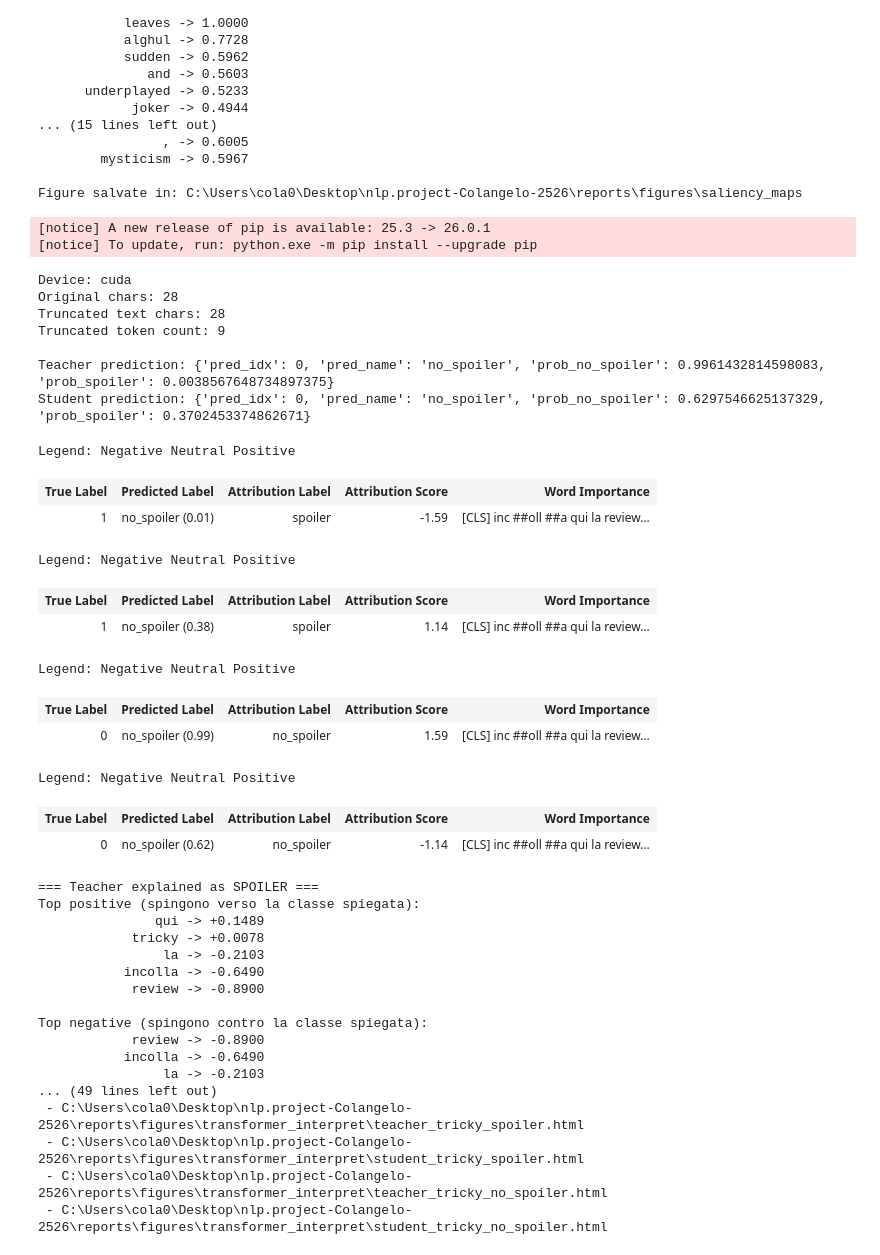
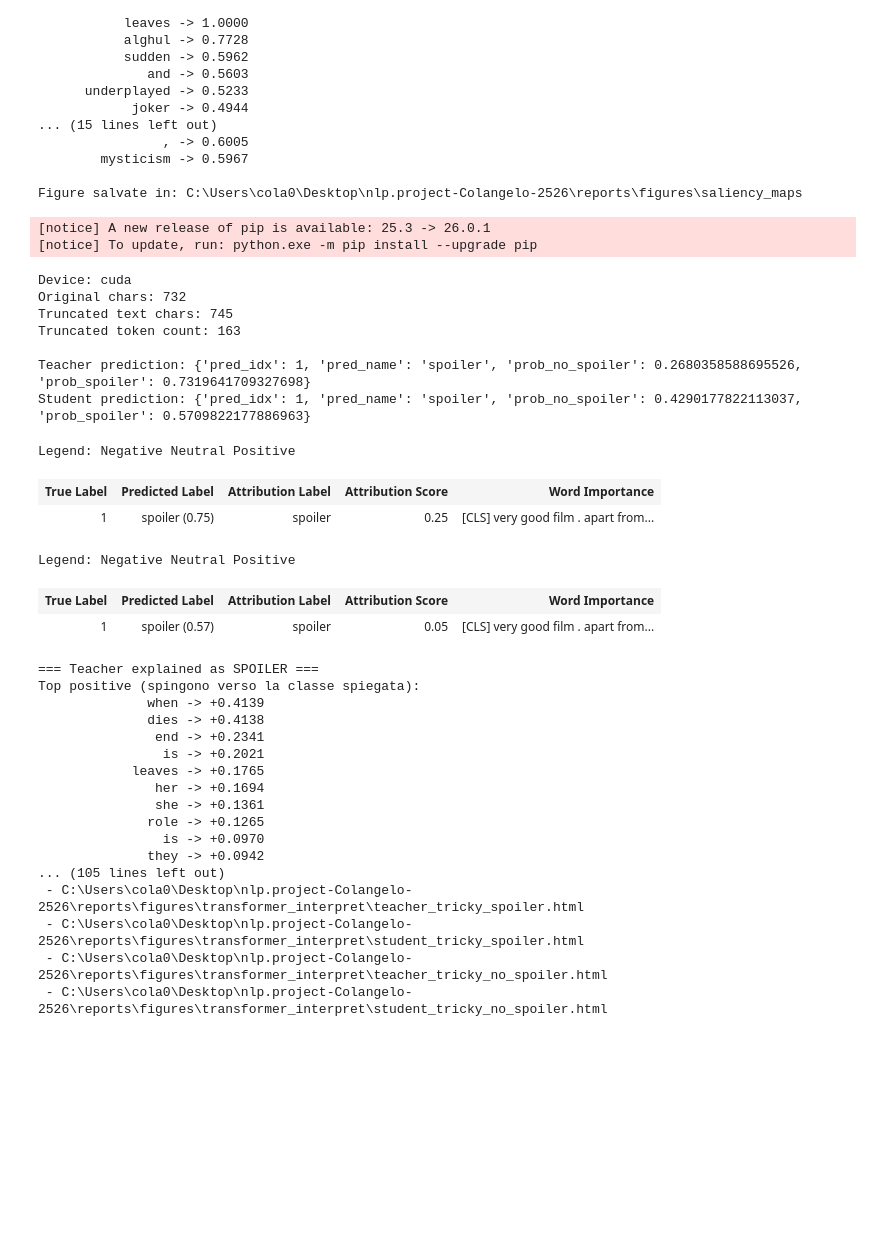
Before and after one commit to MarcoColan01/nlp.project-Colangelo-2526, a Jupyter notebook: notebooks/7_saliency_maps.ipynb, the cells around one changed output. Cells and saved outputs as stored; diff of their text form; code cells hidden in the pictures; blank space fills up the shorter version.

Commit message:
Writing report

```diff
--- a/notebooks/7_saliency_maps.ipynb
+++ b/notebooks/7_saliency_maps.ipynb
@@ -766,22 +766,7 @@ student_exp = explain_text(
     html_name="student_tricky_spoiler.html",
 )
 
-# opzionale: spiega anche la classe opposta, utile se la review tricky è in realtà no-spoiler
-teacher_exp_no = explain_text(
-    teacher,
-    tokenizer,
-    TRICKY_TEXT_TRUNC,
-    class_name="no_spoiler",
-    html_name="teacher_tricky_no_spoiler.html",
-)
 
-student_exp_no = explain_text(
-    student,
-    tokenizer,
-    TRICKY_TEXT_TRUNC,
-    class_name="no_spoiler",
-    html_name="student_tricky_no_spoiler.html",
-)
 
 # -------------------------------------------------
 # Pulizia attributions per stampa leggibile
@@ -827,62 +812,56 @@ def print_top(attr_list, title, k=12):
     pos = sorted(cleaned, key=lambda x: x[1], reverse=True)[:k]
     neg = sorted(cleaned, key=lambda x: x[1])[:k]
 
     print(f"\n=== {title} ===")
     print("Top positive (spingono verso la classe spiegata):")
     for tok, sc in pos:
         print(f"{tok:>18s} -> {sc:+.4f}")
 
     print("\nTop negative (spingono contro la classe spiegata):")
     for tok, sc in neg:
         print(f"{tok:>18s} -> {sc:+.4f}")
 
 print_top(teacher_exp["attributions"], "Teacher explained as SPOILER", k=12)
 print_top(student_exp["attributions"], "Student explained as SPOILER", k=12)
 
 print_top(teacher_exp_no["attributions"], "Teacher explained as NO_SPOILER", k=12)
 print_top(student_exp_no["attributions"], "Student explained as NO_SPOILER", k=12)
 
 print("\nHTML salvati in:")
 print(" -", teacher_exp["html_path"])
 print(" -", student_exp["html_path"])
 print(" -", teacher_exp_no["html_path"])
 print(" -", student_exp_no["html_path"])
 # %% [output]
 [notice] A new release of pip is available: 25.3 -> 26.0.1
 [notice] To update, run: python.exe -m pip install --upgrade pip
 Device: cuda
-Original chars: 28
-Truncated text chars: 28
-Truncated token count: 9
+Original chars: 732
+Truncated text chars: 745
+Truncated token count: 163
 
-Teacher prediction: {'pred_idx': 0, 'pred_name': 'no_spoiler', 'prob_no_spoiler': 0.9961432814598083, 'prob_spoiler': 0.0038567648734897375}
-Student prediction: {'pred_idx': 0, 'pred_name': 'no_spoiler', 'prob_no_spoiler': 0.6297546625137329, 'prob_spoiler': 0.3702453374862671}
+Teacher prediction: {'pred_idx': 1, 'pred_name': 'spoiler', 'prob_no_spoiler': 0.2680358588695526, 'prob_spoiler': 0.7319641709327698}
+Student prediction: {'pred_idx': 1, 'pred_name': 'spoiler', 'prob_no_spoiler': 0.4290177822113037, 'prob_spoiler': 0.5709822177886963}
 Legend: Negative Neutral Positive
 | True Label | Predicted Label | Attribution Label | Attribution Score | Word Importance |
-| 1 | no_spoiler (0.01) | spoiler | -1.59 | [CLS] inc ##oll ##a qui la review... |
+| 1 | spoiler (0.75) | spoiler | 0.25 | [CLS] very good film . apart from... |
 Legend: Negative Neutral Positive
 | True Label | Predicted Label | Attribution Label | Attribution Score | Word Importance |
-| 1 | no_spoiler (0.38) | spoiler | 1.14 | [CLS] inc ##oll ##a qui la review... |
+| 1 | spoiler (0.57) | spoiler | 0.05 | [CLS] very good film . apart from... |
-Legend: Negative Neutral Positive
+=== Teacher explained as SPOILER ===
+Top positive (spingono verso la classe spiegata):
+              when -> +0.4139
+              dies -> +0.4138
+               end -> +0.2341
+                is -> +0.2021
+            leaves -> +0.1765
+               her -> +0.1694
+               she -> +0.1361
+              role -> +0.1265
+                is -> +0.0970
+              they -> +0.0942
+... (105 lines left out)
+ - C:\Users\cola0\Desktop\nlp.project-Colangelo-2526\reports\figures\transformer_interpret\teacher_tricky_spoiler.html
+ - C:\Users\cola0\Desktop\nlp.project-Colangelo-2526\reports\figures\transformer_interpret\student_tricky_spoiler.html
+ - C:\Users\cola0\Desktop\nlp.project-Colangelo-2526\reports\figures\transformer_interpret\teacher_tricky_no_spoiler.html
+ - C:\Users\cola0\Desktop\nlp.project-Colangelo-2526\reports\figures\transformer_interpret\student_tricky_no_spoiler.html
-| True Label | Predicted Label | Attribution Label | Attribution Score | Word Importance |
-| 0 | no_spoiler (0.99) | no_spoiler | 1.59 | [CLS] inc ##oll ##a qui la review... |
-Legend: Negative Neutral Positive
-| True Label | Predicted Label | Attribution Label | Attribution Score | Word Importance |
-| 0 | no_spoiler (0.62) | no_spoiler | -1.14 | [CLS] inc ##oll ##a qui la review... |
-=== Teacher explained as SPOILER ===
-Top positive (spingono verso la classe spiegata):
-               qui -> +0.1489
-            tricky -> +0.0078
-                la -> -0.2103
-           incolla -> -0.6490
-            review -> -0.8900
-
-Top negative (spingono contro la classe spiegata):
-            review -> -0.8900
-           incolla -> -0.6490
-                la -> -0.2103
-... (49 lines left out)
- - C:\Users\cola0\Desktop\nlp.project-Colangelo-2526\reports\figures\transformer_interpret\teacher_tricky_spoiler.html
- - C:\Users\cola0\Desktop\nlp.project-Colangelo-2526\reports\figures\transformer_interpret\student_tricky_spoiler.html
- - C:\Users\cola0\Desktop\nlp.project-Colangelo-2526\reports\figures\transformer_interpret\teacher_tricky_no_spoiler.html
- - C:\Users\cola0\Desktop\nlp.project-Colangelo-2526\reports\figures\transformer_interpret\student_tricky_no_spoiler.html
```
Also changed, not shown: 10 other files.
